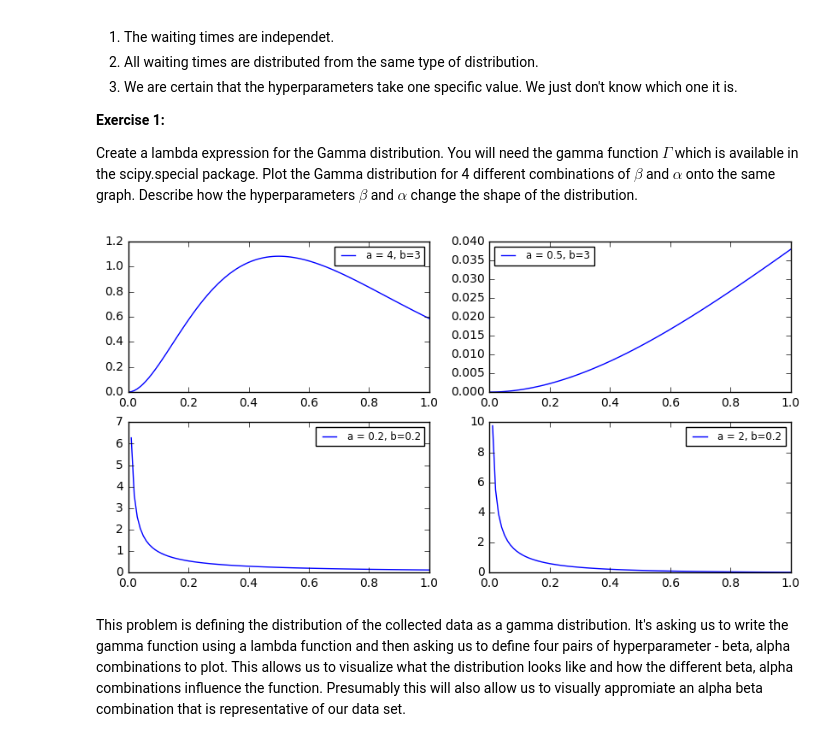
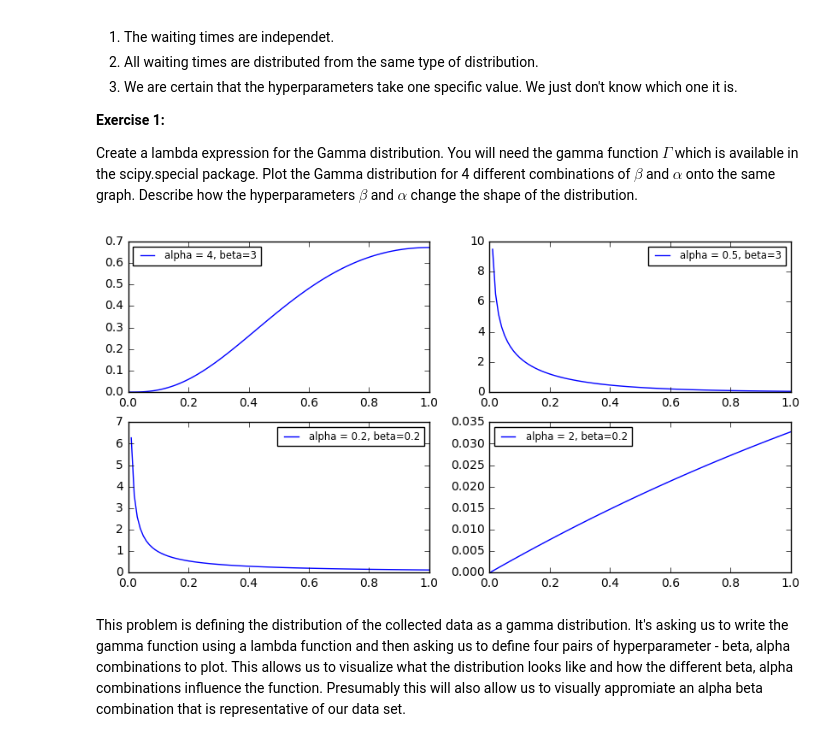
Before and after one commit to ddemoray/GA-DSI-projects, a Jupyter notebook: projects-weekly/project-03/Starter Code/Intro to Probability Part 2 Lab Starter Code.ipynb, the cells around one changed output. Saved outputs shown, nothing was run; the diff lists cells and outputs as text; code cells hidden in the pictures.

```diff
--- a/projects-weekly/project-03/Starter Code/Intro to Probability Part 2 Lab Starter Code.ipynb
+++ b/projects-weekly/project-03/Starter Code/Intro to Probability Part 2 Lab Starter Code.ipynb
@@ -20,26 +20,27 @@ Create a lambda expression for the Gamma distribution. You will need the gamma f
 # %%
 import numpy as np
 from numpy import linalg
 from scipy.special import gamma
 from scipy import integrate
 from matplotlib import pyplot as plt
 %matplotlib inline
 
+#write gamma function in python as problem defined distribution as gamma distribution
+Gamma = lambda alpha, beta: lambda x: beta**alpha/gamma(alpha)*x**(alpha-1)*np.exp(-beta*x)
 
-Gamma = lambda a, b: lambda x: a**b/gamma(b)*x**(b-1)*np.exp(-a*x)
-
+#define x values and
 X = np.arange(0,1.01,0.01)
-a = [4,0.5,0.2,2]
-b = [3,3,0.2,0.2]
-ziped = zip(a,b)
+alpha = [4,0.5,0.2,2]
+beta = [3,3,0.2,0.2]
+ziped = zip(alpha,beta)
 fig, ax = plt.subplots(2,2,figsize=(10,5))
 ax = ax.reshape(4,)
 ziped2 = zip(ax,ziped)
 for e in ziped2:
-    e[0].plot(X,Gamma(*e[1])(X), label = 'a = {0}, b={1}'.format(*e[1]))
+    e[0].plot(X,Gamma(*e[1])(X), label = 'alpha = {0}, beta={1}'.format(*e[1]))
     e[0].legend(loc = 'best', fontsize = 'small')
 # %% [output]
-[figure, old version]
+[figure, new version]
 # %% [markdown]
 This problem is defining the distribution of the collected data as a gamma distribution.  It's asking us to write the gamma function using a lambda function and then asking us to define four pairs of hyperparameter - beta, alpha combinations to plot.  This allows us to visualize what the distribution looks like and how the different beta, alpha combinations influence the function.  Presumably this will also allow us to visually appromiate an alpha beta combination that is representative of our data set.
 # %% [markdown]
```
Also changed, not shown: parts of 11 cells of this notebook, 3 other files.
